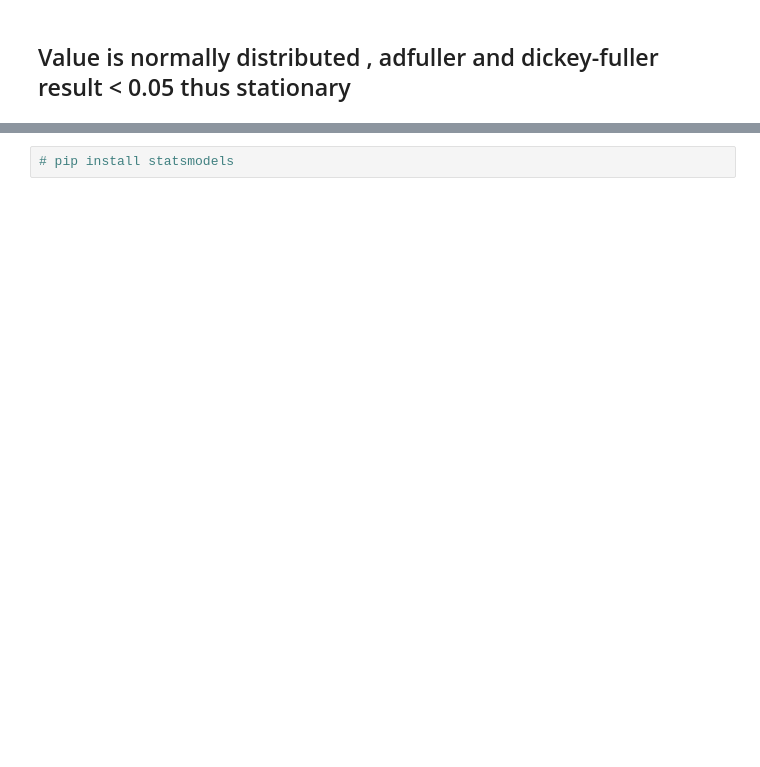
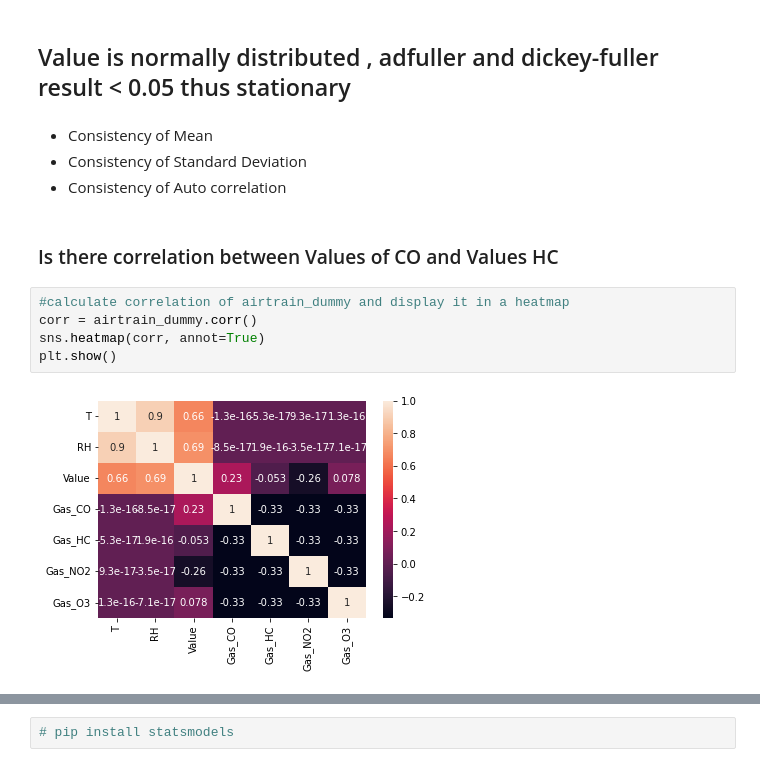
Before and after one commit to JoelPoah/AIMLCA2, a Jupyter notebook: TimeSeries_PartA/TimeSeries.ipynb, the cells around one changed output, grey strips where cells are left out. Drawn from its saved outputs; the diff is of its cells as text; blank space fills up the shorter version.

```diff
--- a/TimeSeries_PartA/TimeSeries.ipynb
+++ b/TimeSeries_PartA/TimeSeries.ipynb
@@ -246,2 +276,15 @@ Strong evidence to reject the null hypothesis, the series is stationary
 # %% [markdown]
 ## Value is normally distributed , adfuller and dickey-fuller result < 0.05 thus stationary
+# %% [markdown]
+- Consistency of Mean
+- Consistency of Standard Deviation
+- Consistency of Auto correlation
+# %% [markdown]
+### Is there correlation between Values of CO and Values HC
+# %%
+#calculate correlation of airtrain_dummy and display it in a heatmap
+corr = airtrain_dummy.corr()
+sns.heatmap(corr, annot=True)
+plt.show()
+# %% [output]
+[figure, added]
```
Also changed, not shown: parts of 18 cells of this notebook, 4 other files.
